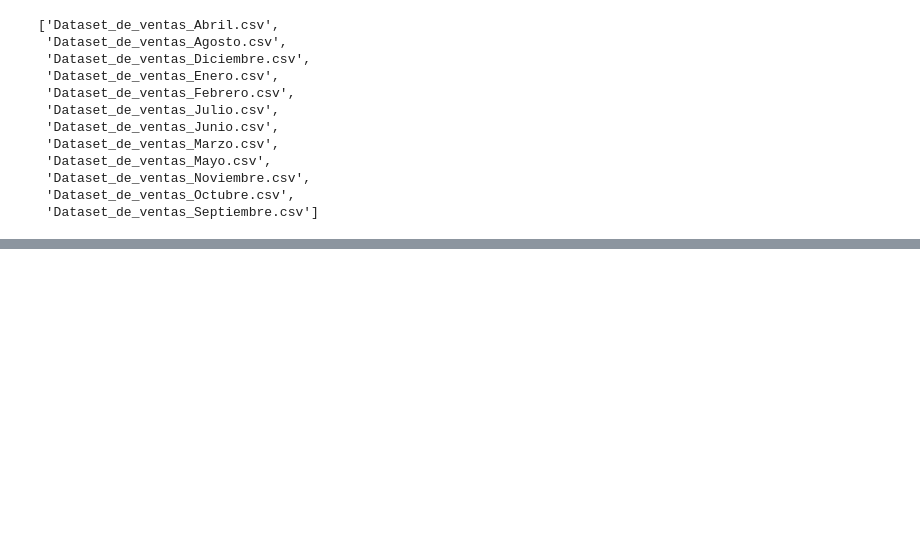
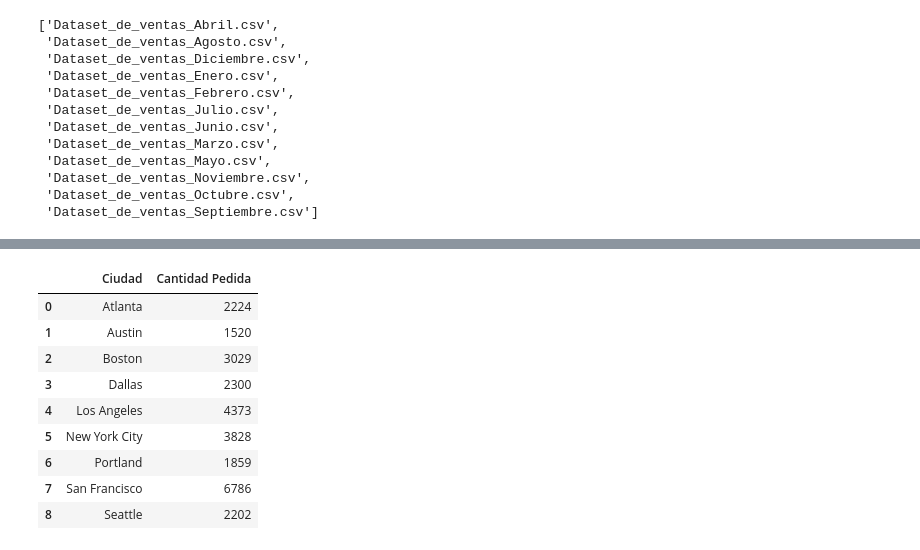
Before and after one commit to IvanGonzal0/Proyecto1_Analisis-de-Ventas-Anuales_BigData, a Jupyter notebook: BigData_Proyecto1_AnalisisDeVentas.ipynb, the cells around one changed output, grey strips where cells are left out. Cells and saved outputs as stored; diff of their text form; code cells hidden in the pictures; blank space fills up the shorter version.

```diff
--- a/BigData_Proyecto1_AnalisisDeVentas.ipynb
+++ b/BigData_Proyecto1_AnalisisDeVentas.ipynb
@@ -111,7 +112,7 @@ dataframe_mes = extraer_datos(dataframe_mes)
 meses = ['Enero', 'Febrero', 'Marzo', 'Abril', 'Mayo', 'Junio', 'Julio', 'Agosto', 'Septiembre', 'Octubre', 'Noviembre', 'Diciembre']
 
 totales_ventas = []
-nombres_meses = []
+
 
 for mes in meses:
   dataframe_mes = dataframes[mes]
@@ -120,8 +121,6 @@ for mes in meses:
   #aca sumo el total de ventas de cada mes
   total_ventas_mes = dataframe_mes['Cantidad Pedida'].sum() #aca obtengo el total de ventas de cada df(x mes)
   totales_ventas.append(total_ventas_mes)                   #append al array de la suma de total de ventas x cada mes(creo un array con las ventas de cada mes)
-  #agregamos el nombre de cada mes, al array que contiene el nombre de todos los meses
-  nombres_meses.append(mes)
 # %%
 # Creo la figura con plotly.graph_objects as go
 
@@ -154,11 +153,8 @@ fig = go.Figure()
 
 
 for mes in meses:
-  dataframe_mes = dataframes[mes]
-  dataframes_mes = extraer_datos(dataframe_mes)
 
-  Ventas_por_hora= dataframe_mes.groupby('Hora')['Cantidad Pedida'].count()
-
+  Ventas_por_hora= dataframes[mes].groupby('Hora')['Cantidad Pedida'].sum()
 
   # Agrego al objeto figura un grafico de de linea con las horas y las ventas por hora
   fig.add_trace(go.Scatter(
@@ -167,7 +163,6 @@ for mes in meses:
       y=Ventas_por_hora,
       mode='lines',
       name=mes,
-
       line=dict(shape='spline', smoothing=1.3, width=2)))
 
 
@@ -176,7 +171,9 @@ fig.update_layout(
 
     title="Unidades vendidas por hora",
     xaxis=dict(title="Hora", tickvals=Horas),  # Para que en el eje x se muestren todos los valores uso tickvals=Horas
-    yaxis=dict(title="Unidades vendidas", side="left"))
+    yaxis=dict(title="Unidades vendidas", side="left"),
+    legend=dict(y=0.3, yanchor='bottom')),
+
 
 
 fig.show()
@@ -280,3 +276,14 @@ fig.update_layout(
 fig.show()
 # %% [output]
 [interactive output not drawn]
+# %%
+def extraer_datos2(datos):
+  datos['Fecha de Pedido'] = pd.to_datetime(datos['Fecha de Pedido'])
+  datos['Hora'] = datos['Fecha de Pedido'].dt.hour
+  datos['Dia'] = datos['Fecha de Pedido'].dt.day
+  return datos
+# %%
+
+for mes in meses:
+  dataframe_mes = dataframes[mes]
+  dataframes[mes] = extraer_datos2(dataframe_mes)
@@ -282,0 +360,27 @@ fig.show()
+# %%
+# Voy a investigar las ventas por ciudad, obteniendo los datos de la direccion de envio
+
+for mes in meses:
+    columnas = dataframes[mes]['Dirección de Envio'].str.split(', ', expand=True)
+    columnas = columnas.rename(columns={0: 'Calle', 1: 'Ciudad', 2: 'PO BOX'})
+
+    columnas[['Estado', 'Cod Postal']] = columnas['PO BOX'].str.split(' ',expand=True)
+    dataframes[mes] = pd.concat([dataframes[mes],columnas],axis=True)
+# Agrupo por estado y cantidad de productos vendidos
+for mes in meses:
+  ventas_por_ciudad = dataframes[mes].groupby('Ciudad')['Cantidad Pedida'].sum()
+
+# Reseteo el indice
+ventas_por_ciudad = ventas_por_ciudad.reset_index(inplace=False)
+ventas_por_ciudad
+# %% [output]
+|  | Ciudad | Cantidad Pedida |
+| 0 | Atlanta | 2224 |
+| 1 | Austin | 1520 |
+| 2 | Boston | 3029 |
+| 3 | Dallas | 2300 |
+| 4 | Los Angeles | 4373 |
+| 5 | New York City | 3828 |
+| 6 | Portland | 1859 |
+| 7 | San Francisco | 6786 |
+| 8 | Seattle | 2202 |
```
Also changed, not shown: parts of 15 cells of this notebook.
